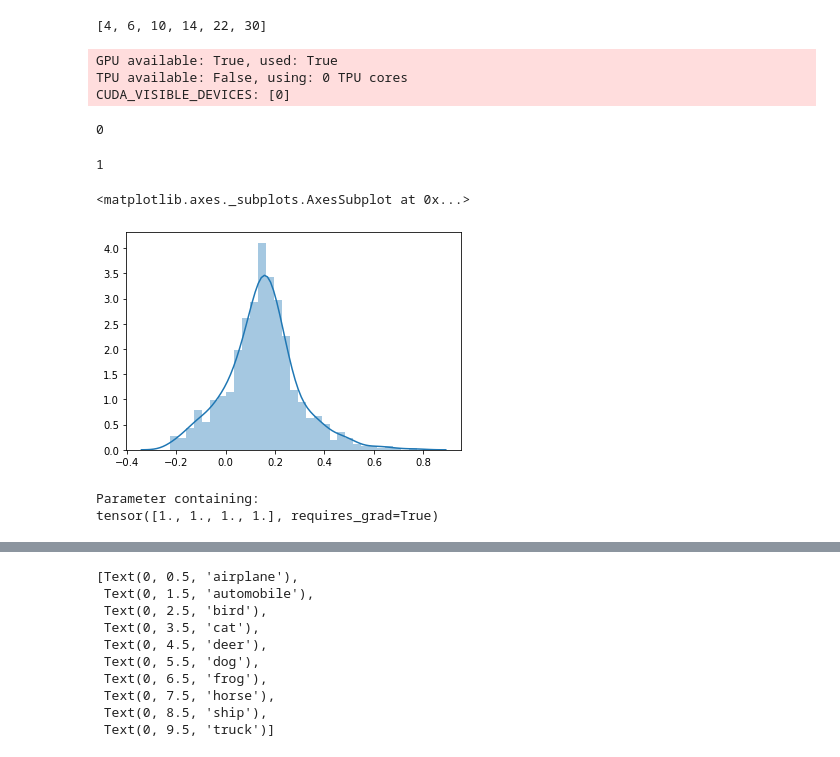
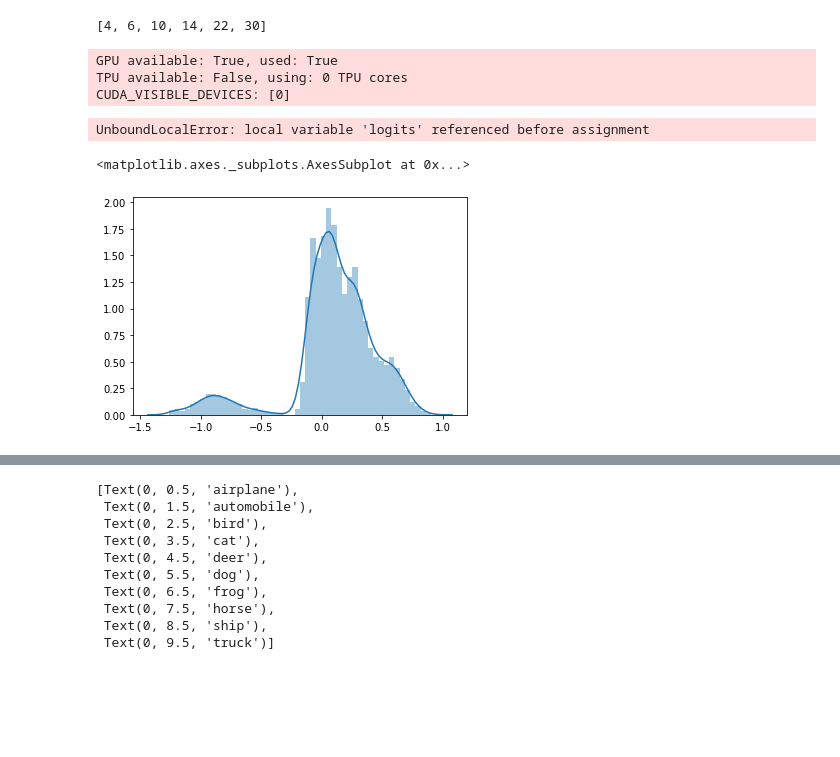
Before and after one commit to 7rick03ligh7/Adversarial_Normalization, a Jupyter notebook: ipynb_notebooks/vgglike.ipynb, the cells around one changed output, grey strips where cells are left out. Saved outputs shown, nothing was run; the diff lists cells and outputs as text; code cells hidden in the pictures; blank space fills up the shorter version.

Commit message:
[EDIT] restructurize [FIX] little models fix

```diff
--- a/ipynb_notebooks/vgglike.ipynb
+++ b/ipynb_notebooks/vgglike.ipynb
@@ -362,2 +315,0 @@ a = torch.randn(32, 16, 5, 5)
-# %%
-_, tr, pr = m(a)
@@ -929,7 +766,10 @@ def generate_logname(model_params):
     if model_params['regulz_type'] == 'SpLayerNorm':
         rname = 'SLN_'
     if model_params['regulz_type'] == 'AdversarialNorm':
-        rname = 'AN_'
+        rname = 'AN-'
+        if model_params['advers_type'] == 'Layer':
+            rname += model_params['advers_type'] + '_'
+        rname += str(model_params['advers_f_num'])
     if model_params['regulz_type'] == 'None':
         rname = 'NONE_'
     logname += rname
@@ -956,7 +939,7 @@ classes =[
 
 # model params
 model_params = {
-    'filters': [4, 6, 10, 14, 22, 30],
+    'filters': [8, 12, 20, 28, 44, 60],
     'pool_positions': [2, 5], # indexing start from 0
     'regulz_type': 'AdversarialNorm',
     'pool_factor': 2,
@@ -967,8 +950,12 @@ model_params = {
     'lambd': 1,
     'weight_decay': 0,
     'seed': 42,
-    'batch_size': 256
+    'batch_size': 256,
+    'advers_f_num': 32,
+    'advers_type': 'Layer'
 }
+
+LOGDIR = 'test_log'
 
 # recreate log directory
 logname = generate_logname(model_params)
@@ -993,7 +980,9 @@ checkpoint_callback = ModelCheckpoint(
 
 # model training
 tb_logger = pl_loggers.TensorBoardLogger(LOGDIR, name=logname, version='')
-trainer = Trainer(logger=tb_logger, gpus=1, max_epochs=10,
+trainer = Trainer(logger=tb_logger,
+                  gpus=1,
+                  max_epochs=10,
                   checkpoint_callback=checkpoint_callback,
                   num_sanity_val_steps=0,
                   weights_summary=None,
@@ -1009,8 +998,7 @@ trainer.fit(model)
 GPU available: True, used: True
 TPU available: False, using: 0 TPU cores
 CUDA_VISIBLE_DEVICES: [0]
-0
+UnboundLocalError: local variable 'logits' referenced before assignment
-1
 # %%
 train_data = torchvision.datasets.CIFAR10(
             './data',
@@ -1023,11 +1008,11 @@ t = transforms.Compose([
+# %%
+k = torch.randint(0, 1000, (1,))
+t = transforms.Compose([
+    transforms.ToTensor()])
+a = t(train_data.data[k])
 # %%
-a = t(train_data.data[5])
-sns.distplot(model.model.conv2(model.model.conv1(a.unsqueeze(0)))[0,0].flatten().detach().cpu())
+o = model.model.conv2(F.elu(model.model.conv1(a.unsqueeze(0))))
+sns.distplot(o[0].detach().cpu().flatten())
 # %% [output]
 <matplotlib.axes._subplots.AxesSubplot at 0x...>
-[figure, old version]
+[figure, new version]
-# %%
-model.model.adv_norm1.scale
-# %% [output]
-Parameter containing:
-tensor([1., 1., 1., 1.], requires_grad=True)
```
Also changed, not shown: parts of 26 cells of this notebook, 11 other files.
